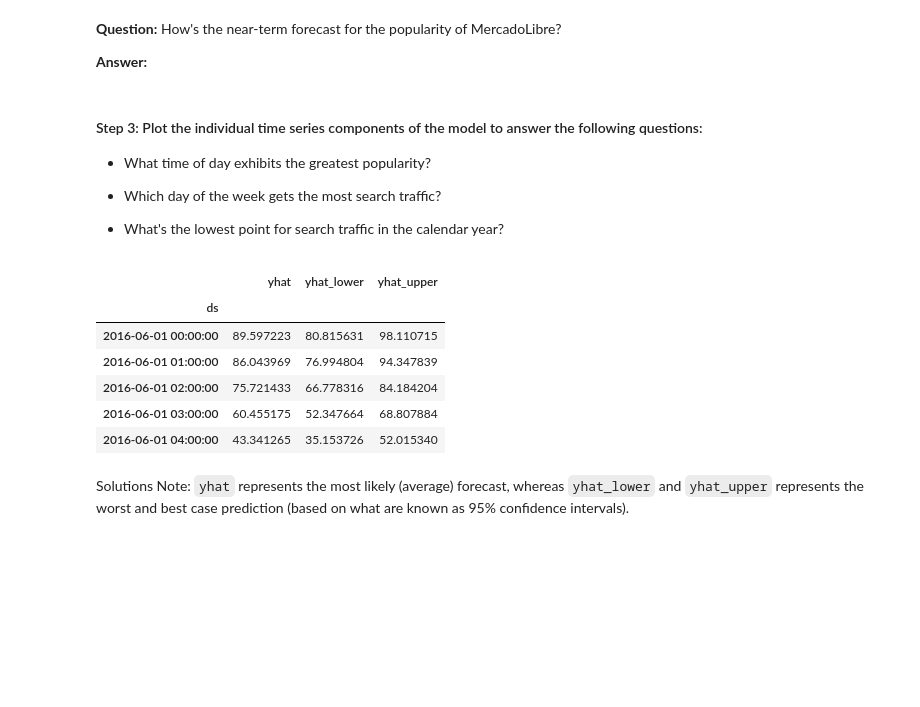
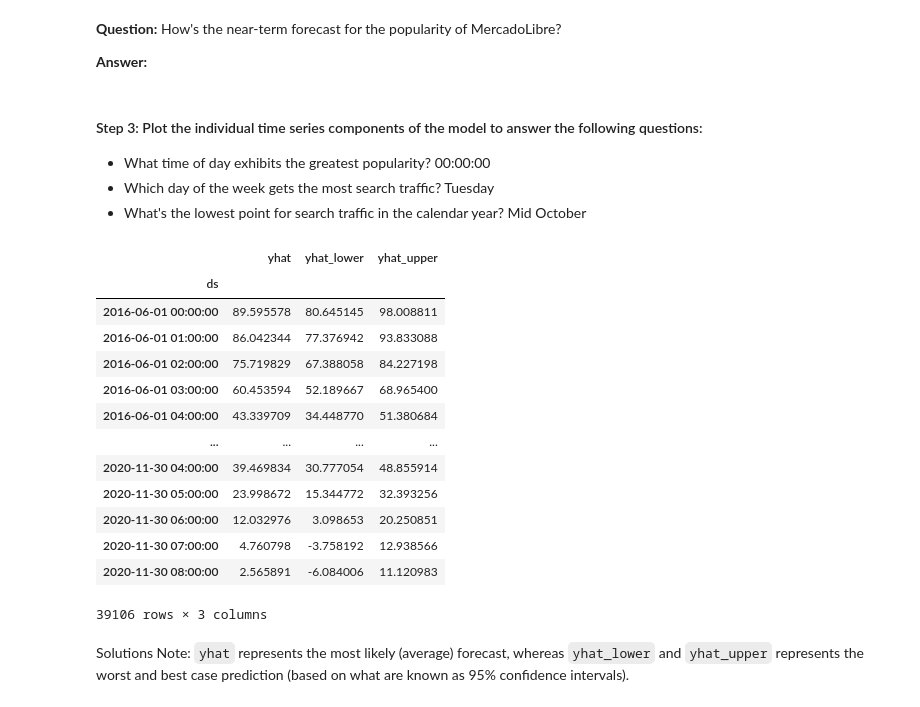
Before and after one commit to MsTDMc/prophet-challenge, a Jupyter notebook: forecasting_net_prophet.ipynb, the cells around one changed output. Drawn from its saved outputs; the diff is of its cells as text; code cells hidden in the pictures; blank space fills up the shorter version.

```diff
--- a/forecasting_net_prophet.ipynb
+++ b/forecasting_net_prophet.ipynb
@@ -395,2 +400,3 @@ Now, you need to produce a time series model that analyzes and forecasts pattern
 # %%
 # Call the Prophet function, store as an object
+model = Prophet()
@@ -399,3 +403,4 @@ Now, you need to produce a time series model that analyzes and forecasts pattern
 # %%
 # Fit the time-series model.
+model.fit(df_mercado_trends)
 # %% [output]
@@ -405,9 +410,10 @@ Now, you need to produce a time series model that analyzes and forecasts pattern
 # %%
 # Create a future dataframe to hold predictions
 # Make the prediction go out as far as 2000 hours (approx 80 days)
-
+future_mercado_trends = model.make_future_dataframe(periods=2000, freq='H')
 
 # View the last five rows of the future_mercado_trends DataFrame
+future_mercado_trends.tail()
 # %% [output]
 |  | ds |
 | 39101 | 2020-11-30 04:00:00 |
@@ -417,8 +423,11 @@ Now, you need to produce a time series model that analyzes and forecasts pattern
 | 39105 | 2020-11-30 08:00:00 |
 # %%
 # Make the predictions for the trend data using the future_mercado_trends DataFrame
-
+forecast_mercado_trends = model.predict(future_mercado_trends)
 
 # Display the first five rows of the forecast_mercado_trends DataFrame
+#display(future_mercado_trends.head())
+#display(future_mercado_trends.tail())
+forecast_mercado_trends.head()
 # %% [output]
 |  | ds | trend | yhat_lower | yhat_upper | trend_lower | trend_upper | additive_terms | ... |
@@ -445,23 +455,32 @@ Now, you need to produce a time series model that analyzes and forecasts pattern
 #### Step 3: Plot the individual time series components of the model to answer the following questions:
 
 * What time of day exhibits the greatest popularity?
-
+00:00:00
 * Which day of the week gets the most search traffic?
-
+Tuesday
 * What's the lowest point for search traffic in the calendar year?
+Mid October
 # %%
 # Set the index in the forecast_mercado_trends DataFrame to the ds datetime column
-
+forecast_mercado_trends.set_index('ds', inplace=True)
 
 # View the only the yhat,yhat_lower and yhat_upper columns from the DataFrame
+forecast_mercado_trends[['yhat', 'yhat_lower', 'yhat_upper']]
 # %% [output]
 |  | yhat | yhat_lower | yhat_upper |
 | ds |  |  |  |
-| 2016-06-01 00:00:00 | 89.597223 | 80.815631 | 98.110715 |
-| 2016-06-01 01:00:00 | 86.043969 | 76.994804 | 94.347839 |
-| 2016-06-01 02:00:00 | 75.721433 | 66.778316 | 84.184204 |
-| 2016-06-01 03:00:00 | 60.455175 | 52.347664 | 68.807884 |
-| 2016-06-01 04:00:00 | 43.341265 | 35.153726 | 52.015340 |
+| 2016-06-01 00:00:00 | 89.595578 | 80.645145 | 98.008811 |
+| 2016-06-01 01:00:00 | 86.042344 | 77.376942 | 93.833088 |
+| 2016-06-01 02:00:00 | 75.719829 | 67.388058 | 84.227198 |
+| 2016-06-01 03:00:00 | 60.453594 | 52.189667 | 68.965400 |
+| 2016-06-01 04:00:00 | 43.339709 | 34.448770 | 51.380684 |
+| ... | ... | ... | ... |
+| 2020-11-30 04:00:00 | 39.469834 | 30.777054 | 48.855914 |
+| 2020-11-30 05:00:00 | 23.998672 | 15.344772 | 32.393256 |
+| 2020-11-30 06:00:00 | 12.032976 | 3.098653 | 20.250851 |
+| 2020-11-30 07:00:00 | 4.760798 | -3.758192 | 12.938566 |
+| 2020-11-30 08:00:00 | 2.565891 | -6.084006 | 11.120983 |
+39106 rows × 3 columns
 # %% [markdown]
 Solutions Note: `yhat` represents the most likely (average) forecast, whereas `yhat_lower` and `yhat_upper` represents the worst and best case prediction (based on what are known as 95% confidence intervals).
 # %%
```
Also changed, not shown: parts of 35 cells of this notebook.
